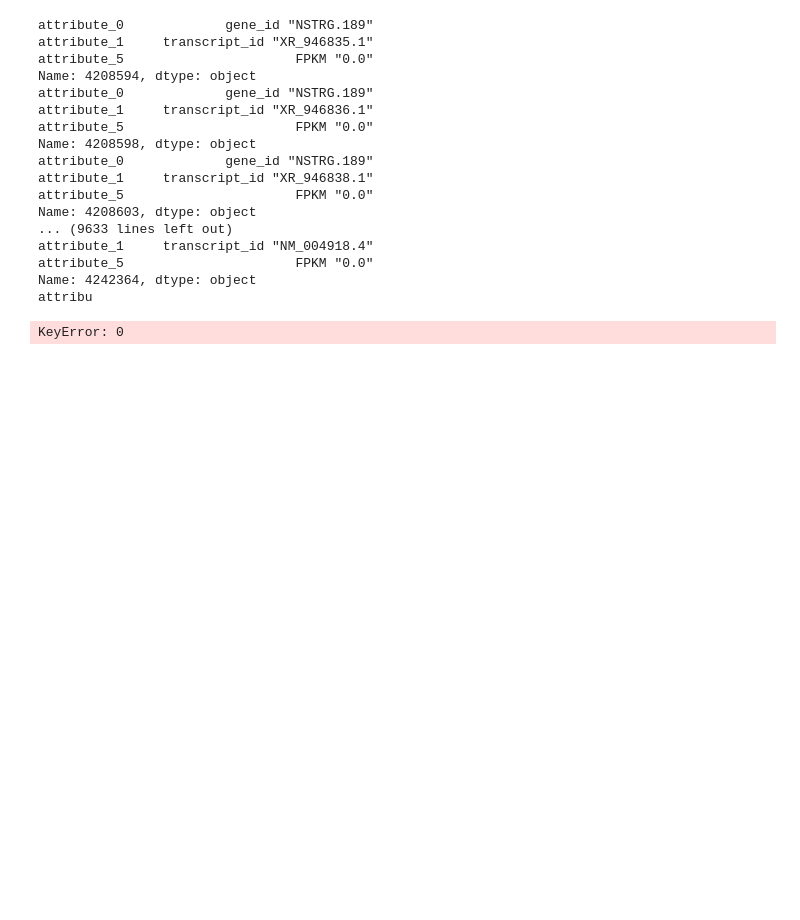
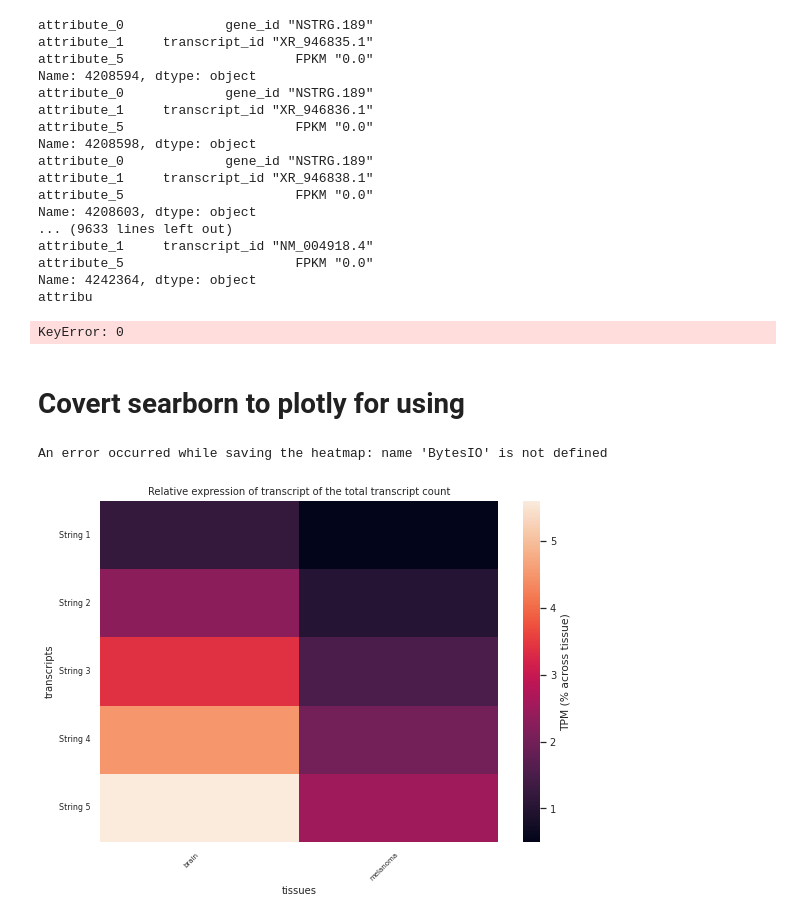
Before and after one commit to chrissikath/Splice-O-Mat, a Jupyter notebook: analysis/NOTEBOOK.ipynb, the cells around one changed output. Cells and saved outputs as stored; diff of their text form; code cells hidden in the pictures; blank space fills up the shorter version.

```diff
--- a/analysis/NOTEBOOK.ipynb
+++ b/analysis/NOTEBOOK.ipynb
@@ -1572,3 +1572,61 @@ results = df.groupby(['attribute_0']).median()
 results
 # %% [output]
 KeyError: 0
+# %% [markdown]
+# Covert searborn to plotly for using
+# %%
+import seaborn as sns
+import plotly.express as px
+import numpy as np
+import matplotlib.pyplot as plt
+
+def generate_heatmap(tpms, transcripts, relative=True):
+    plt.figure(figsize=(8, 6))
+    sns.set(font_scale=0.9)
+
+    if relative:
+        cbar_legend = 'TPM (% across tissue)'
+    else:
+        cbar_legend = 'TPM (mean across tissue)'
+
+    sns.heatmap(tpms, cbar=True, xticklabels=1, yticklabels=1, cbar_kws={'label': cbar_legend})
+
+    if relative:
+        plt.title('Relative expression of transcript of the total transcript count', fontsize=10)
+    else:
+        plt.title('Absolute expression of transcript', fontsize=10)
+
+    plt.yticks(np.arange(len(transcripts)) + 0.5, transcripts, rotation=0, fontsize=8)
+    plt.xticks(rotation=45, ha='right', fontsize=7)
+
+    plt.xlabel('tissues', fontsize=10)
+    plt.ylabel('transcripts', fontsize=10)
+
+    plt.tight_layout()
+
+    try:
+        output = BytesIO()
+        plt.savefig(output, dpi=300)
+        heatmap_fig = px.imshow(output.getvalue())
+        plt.clf()
+        print(f"Heatmap created")
+        # return output.getvalue()
+        return heatmap_fig
+    except Exception as e:
+        print(f"An error occurred while saving the heatmap: {str(e)}")
+
+
+# Create a dictionary with the column names as keys and the float numbers as values
+tpms = {"brain": [1.2, 2.3, 3.4, 4.5, 5.6],
+        "melanoma": [0.5, 1.0, 1.5, 2.0, 2.5]}
+df = pd.DataFrame(tpms)
+
+transcripts = ['String 1', 'String 2', 'String 3', 'String 4', 'String 5']
+
+# Create the pandas series
+series = pd.Series(transcripts)
+
+generate_heatmap(df, series)
+# %% [output]
+An error occurred while saving the heatmap: name 'BytesIO' is not defined
+[figure, added]
```
Also changed, not shown: 1 other file.
